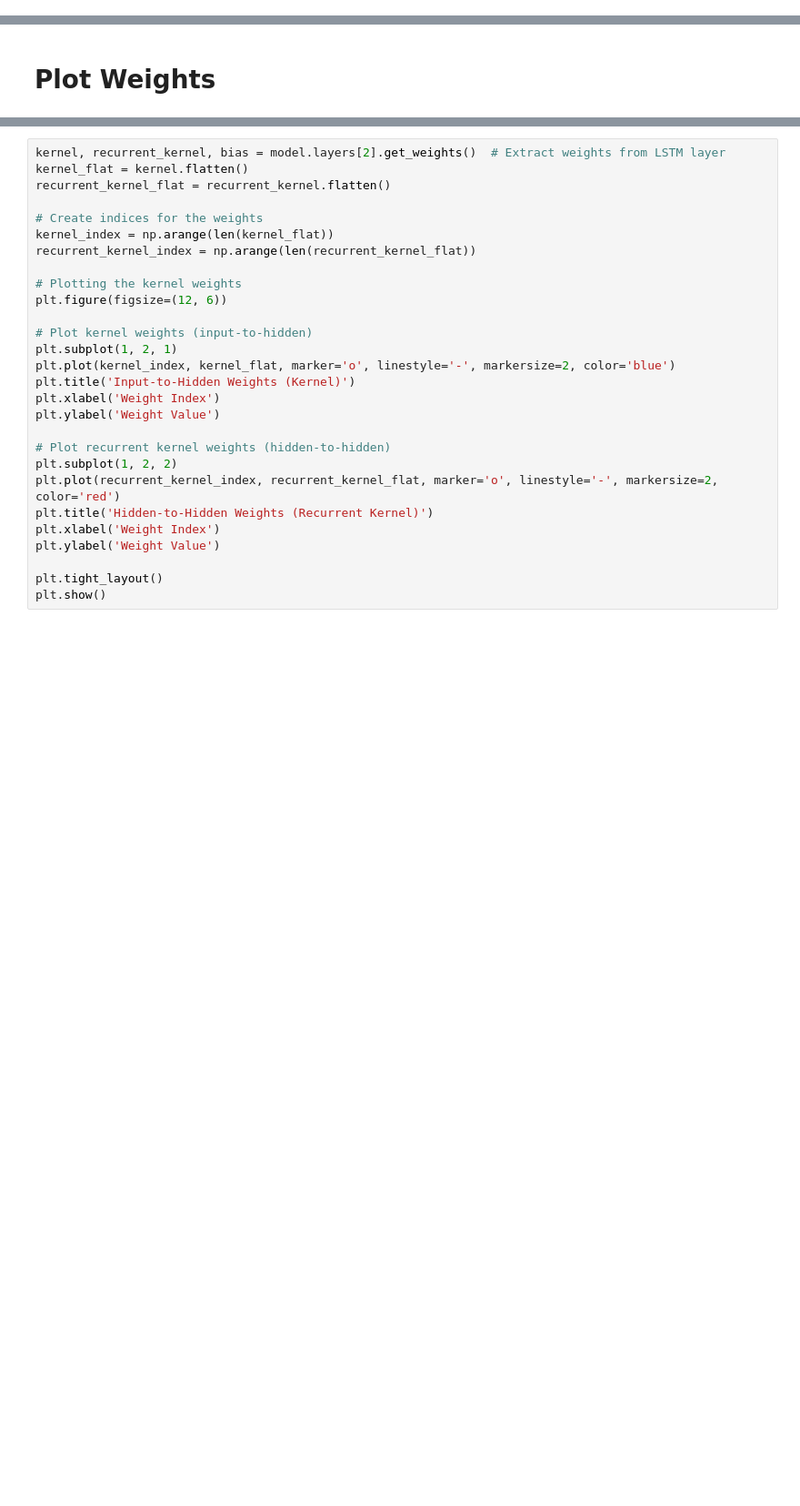
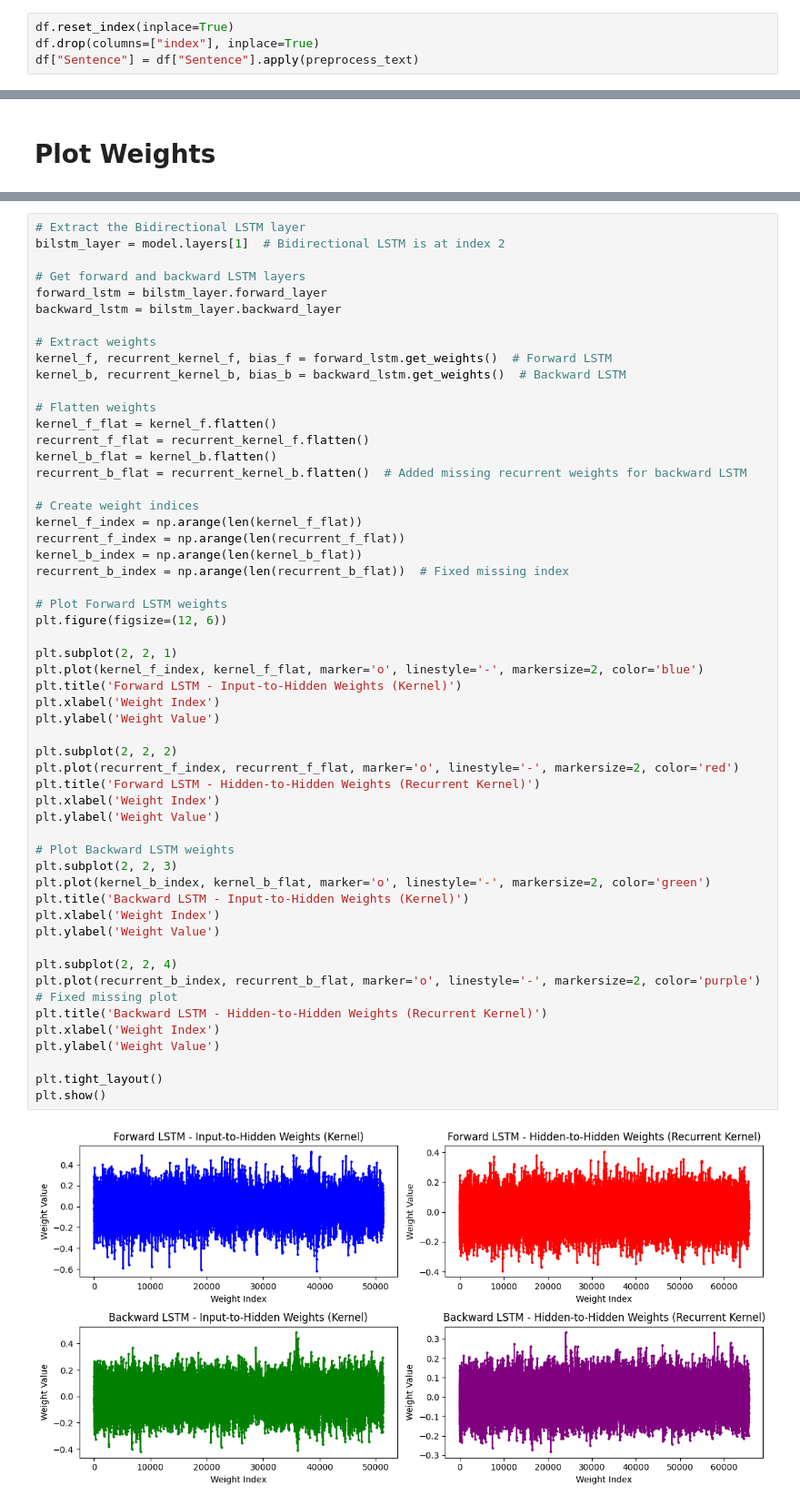
Before and after one commit to TGuideR/Skynet-Project-AI, a Jupyter notebook: TrainModel.ipynb, the cells around one changed output, grey strips where cells are left out. Shown: that part at 91% size. Drawn from its saved outputs; the diff is of its cells as text; blank space fills up the shorter version.

```diff
--- a/TrainModel.ipynb
+++ b/TrainModel.ipynb
@@ -50,0 +122,4 @@ df.drop(error_encode_row, axis=0, inplace=True)
+# %%
+df.reset_index(inplace=True)
+df.drop(columns=["index"], inplace=True)
+df["Sentence"] = df["Sentence"].apply(preprocess_text)
@@ -164,28 +324,56 @@ plt.show()
 # %%
-kernel, recurrent_kernel, bias = model.layers[2].get_weights()  # Extract weights from LSTM layer
-kernel_flat = kernel.flatten()
-recurrent_kernel_flat = recurrent_kernel.flatten()
+# Extract the Bidirectional LSTM layer
+bilstm_layer = model.layers[1]  # Bidirectional LSTM is at index 2
 
-# Create indices for the weights
-kernel_index = np.arange(len(kernel_flat))
-recurrent_kernel_index = np.arange(len(recurrent_kernel_flat))
+# Get forward and backward LSTM layers
+forward_lstm = bilstm_layer.forward_layer
+backward_lstm = bilstm_layer.backward_layer
 
-# Plotting the kernel weights
+# Extract weights
+kernel_f, recurrent_kernel_f, bias_f = forward_lstm.get_weights()  # Forward LSTM
+kernel_b, recurrent_kernel_b, bias_b = backward_lstm.get_weights()  # Backward LSTM
+
+# Flatten weights
+kernel_f_flat = kernel_f.flatten()
+recurrent_f_flat = recurrent_kernel_f.flatten()
+kernel_b_flat = kernel_b.flatten()
+recurrent_b_flat = recurrent_kernel_b.flatten()  # Added missing recurrent weights for backward LSTM
+
+# Create weight indices
+kernel_f_index = np.arange(len(kernel_f_flat))
+recurrent_f_index = np.arange(len(recurrent_f_flat))
+kernel_b_index = np.arange(len(kernel_b_flat))
+recurrent_b_index = np.arange(len(recurrent_b_flat))  # Fixed missing index
+
+# Plot Forward LSTM weights
 plt.figure(figsize=(12, 6))
 
-# Plot kernel weights (input-to-hidden)
-plt.subplot(1, 2, 1)
-plt.plot(kernel_index, kernel_flat, marker='o', linestyle='-', markersize=2, color='blue')
-plt.title('Input-to-Hidden Weights (Kernel)')
+plt.subplot(2, 2, 1)
+plt.plot(kernel_f_index, kernel_f_flat, marker='o', linestyle='-', markersize=2, color='blue')
+plt.title('Forward LSTM - Input-to-Hidden Weights (Kernel)')
 plt.xlabel('Weight Index')
 plt.ylabel('Weight Value')
 
-# Plot recurrent kernel weights (hidden-to-hidden)
-plt.subplot(1, 2, 2)
-plt.plot(recurrent_kernel_index, recurrent_kernel_flat, marker='o', linestyle='-', markersize=2, color='red')
-plt.title('Hidden-to-Hidden Weights (Recurrent Kernel)')
+plt.subplot(2, 2, 2)
+plt.plot(recurrent_f_index, recurrent_f_flat, marker='o', linestyle='-', markersize=2, color='red')
+plt.title('Forward LSTM - Hidden-to-Hidden Weights (Recurrent Kernel)')
+plt.xlabel('Weight Index')
+plt.ylabel('Weight Value')
+
+# Plot Backward LSTM weights
+plt.subplot(2, 2, 3)
+plt.plot(kernel_b_index, kernel_b_flat, marker='o', linestyle='-', markersize=2, color='green')
+plt.title('Backward LSTM - Input-to-Hidden Weights (Kernel)')
+plt.xlabel('Weight Index')
+plt.ylabel('Weight Value')
+
+plt.subplot(2, 2, 4)
+plt.plot(recurrent_b_index, recurrent_b_flat, marker='o', linestyle='-', markersize=2, color='purple')  # Fixed missing plot
+plt.title('Backward LSTM - Hidden-to-Hidden Weights (Recurrent Kernel)')
 plt.xlabel('Weight Index')
 plt.ylabel('Weight Value')
 
 plt.tight_layout()
 plt.show()
+# %% [output]
+[figure, added]
```
Also changed, not shown: parts of 18 cells of this notebook.
